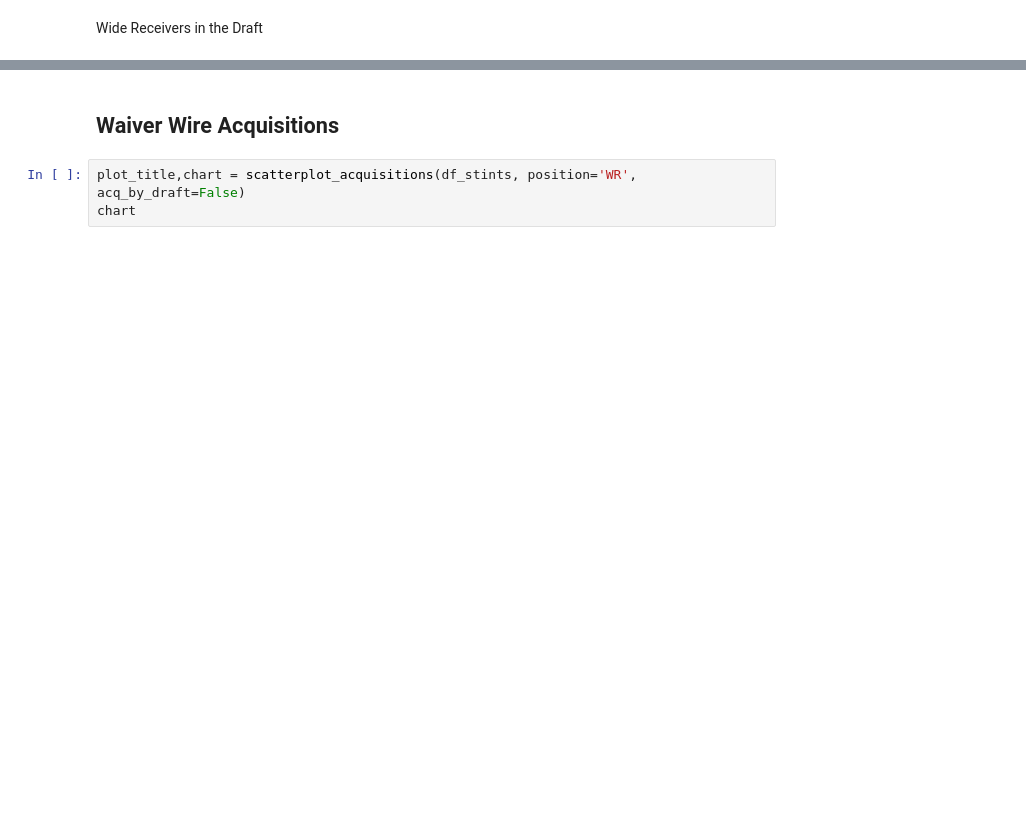
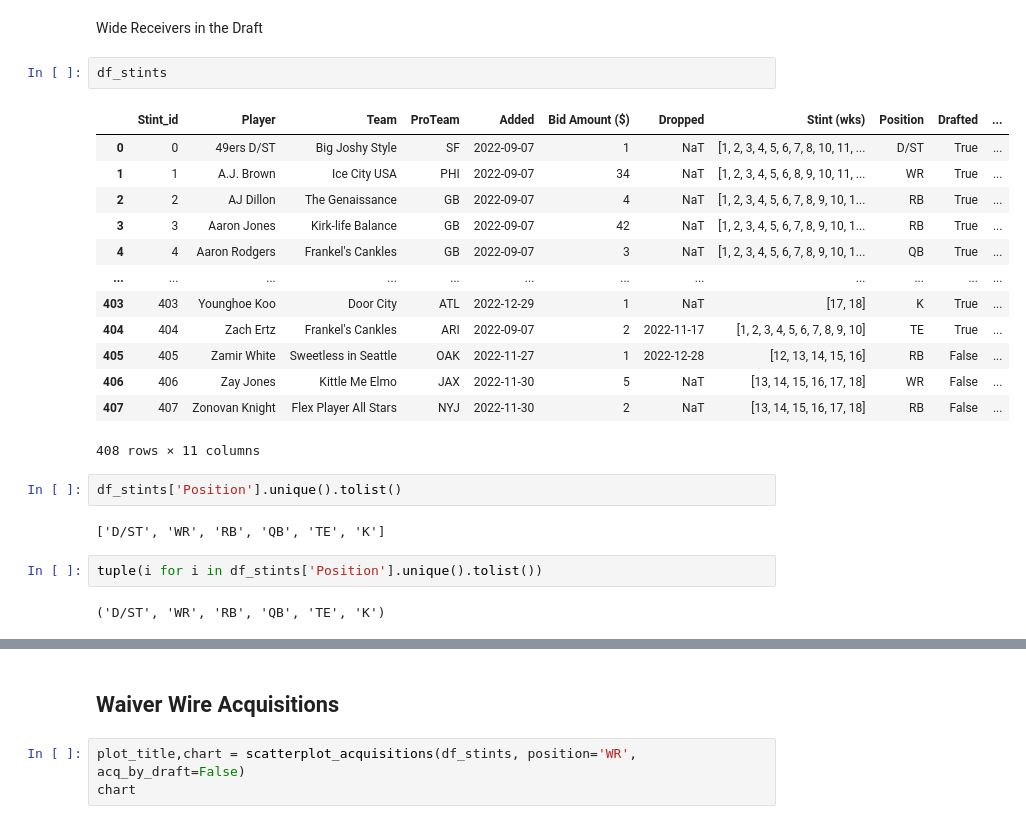
Before and after one commit to jon-cheng/espnff, a Jupyter notebook: notebooks/2023-03-09_FF_nb.ipynb, the cells around one changed output, grey strips where cells are left out. Drawn from its saved outputs; the diff is of its cells as text; blank space fills up the shorter version.

```diff
--- a/notebooks/2023-03-09_FF_nb.ipynb
+++ b/notebooks/2023-03-09_FF_nb.ipynb
@@ -95,3 +95,27 @@ chart
 [interactive output not drawn]
 # %% [markdown]
 Wide Receivers in the Draft
+# %%
+df_stints
+# %% [output]
+|  | Stint_id | Player | Team | ProTeam | Added | Bid Amount ($) | Dropped | Stint (wks) | Position | Drafted | ... |
+| 0 | 0 | 49ers D/ST | Big Joshy Style | SF | 2022-09-07 | 1 | NaT | [1, 2, 3, 4, 5, 6, 7, 8, 10, 11, ... | D/ST | True | ... |
+| 1 | 1 | A.J. Brown | Ice City USA | PHI | 2022-09-07 | 34 | NaT | [1, 2, 3, 4, 5, 6, 8, 9, 10, 11, ... | WR | True | ... |
+| 2 | 2 | AJ Dillon | The Genaissance | GB | 2022-09-07 | 4 | NaT | [1, 2, 3, 4, 5, 6, 7, 8, 9, 10, 1... | RB | True | ... |
+| 3 | 3 | Aaron Jones | Kirk-life Balance | GB | 2022-09-07 | 42 | NaT | [1, 2, 3, 4, 5, 6, 7, 8, 9, 10, 1... | RB | True | ... |
+| 4 | 4 | Aaron Rodgers | Frankel's Cankles | GB | 2022-09-07 | 3 | NaT | [1, 2, 3, 4, 5, 6, 7, 8, 9, 10, 1... | QB | True | ... |
+| ... | ... | ... | ... | ... | ... | ... | ... | ... | ... | ... | ... |
+| 403 | 403 | Younghoe Koo | Door City | ATL | 2022-12-29 | 1 | NaT | [17, 18] | K | True | ... |
+| 404 | 404 | Zach Ertz | Frankel's Cankles | ARI | 2022-09-07 | 2 | 2022-11-17 | [1, 2, 3, 4, 5, 6, 7, 8, 9, 10] | TE | True | ... |
+| 405 | 405 | Zamir White | Sweetless in Seattle | OAK | 2022-11-27 | 1 | 2022-12-28 | [12, 13, 14, 15, 16] | RB | False | ... |
+| 406 | 406 | Zay Jones | Kittle Me Elmo | JAX | 2022-11-30 | 5 | NaT | [13, 14, 15, 16, 17, 18] | WR | False | ... |
+| 407 | 407 | Zonovan Knight | Flex Player All Stars | NYJ | 2022-11-30 | 2 | NaT | [13, 14, 15, 16, 17, 18] | RB | False | ... |
+408 rows × 11 columns
+# %%
+df_stints['Position'].unique().tolist()
+# %% [output]
+['D/ST', 'WR', 'RB', 'QB', 'TE', 'K']
+# %%
+tuple(i for i in df_stints['Position'].unique().tolist())
+# %% [output]
+('D/ST', 'WR', 'RB', 'QB', 'TE', 'K')
```
Also changed, not shown: parts of 13 cells of this notebook.
